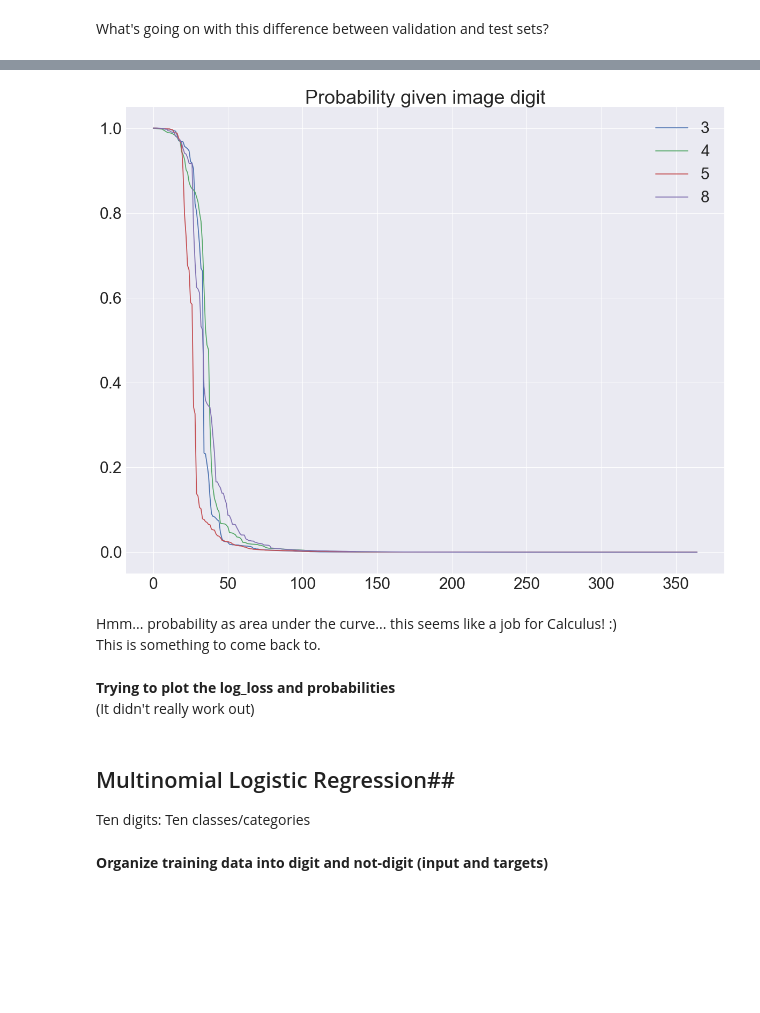
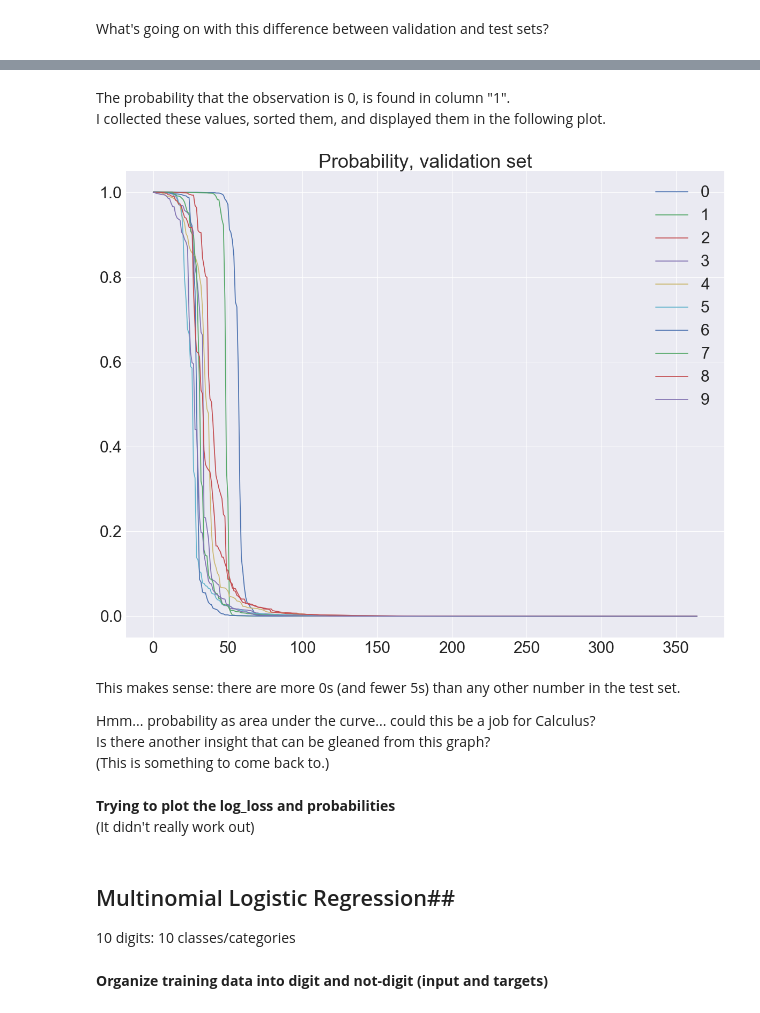
Before and after one commit to KatieBSC/Bootcamp, a Jupyter notebook: Logistic Regression Reclassed.ipynb, the cells around one changed output, grey strips where cells are left out. Saved outputs shown, nothing was run; the diff lists cells and outputs as text; code cells hidden in the pictures; blank space fills up the shorter version.

```diff
--- a/Logistic Regression Reclassed.ipynb
+++ b/Logistic Regression Reclassed.ipynb
@@ -241,30 +256,51 @@ A handful of digits that are not so easily classified by the model.
+# %% [markdown]
+The probability that the observation is 0, is found in column "1".
+<br/> I collected these values, sorted them, and displayed them in the following plot.
 # %%
 
 plt.figure(figsize=(20,16))
 x = list(range(0,365))
-y1 = (train.get_prob(digit=3,testdf=y_validate)[1]).sort_values(ascending=False)
-y2 = (train.get_prob(digit=4,testdf=y_validate)[1]).sort_values(ascending=False)
-y3 = (train.get_prob(digit=5,testdf=y_validate)[1]).sort_values(ascending=False)
-y4 = (train.get_prob(digit=8,testdf=y_validate)[1]).sort_values(ascending=False)
+y0 = (train.get_prob(digit=0,testdf=y_validate)[1]).sort_values(ascending=False)
+y1 = (train.get_prob(digit=1,testdf=y_validate)[1]).sort_values(ascending=False)
+y2 = (train.get_prob(digit=2,testdf=y_validate)[1]).sort_values(ascending=False)
+y3 = (train.get_prob(digit=3,testdf=y_validate)[1]).sort_values(ascending=False)
+y4 = (train.get_prob(digit=4,testdf=y_validate)[1]).sort_values(ascending=False)
+y5 = (train.get_prob(digit=5,testdf=y_validate)[1]).sort_values(ascending=False)
+y6 = (train.get_prob(digit=6,testdf=y_validate)[1]).sort_values(ascending=False)
+y7 = (train.get_prob(digit=7,testdf=y_validate)[1]).sort_values(ascending=False)
+y8 = (train.get_prob(digit=8,testdf=y_validate)[1]).sort_values(ascending=False)
+y9 = (train.get_prob(digit=9,testdf=y_validate)[1]).sort_values(ascending=False)
 
+
+plt.plot(x,y0)
 plt.plot(x,y1)
 plt.plot(x,y2)
 plt.plot(x,y3)
 plt.plot(x,y4)
-plt.title('Probability given image digit')
+plt.plot(x,y5)
+plt.plot(x,y6)
+plt.plot(x,y7)
+plt.plot(x,y8)
+plt.plot(x,y9)
 
-plt.legend(['3','4','5','8'], loc='best')
+plt.title('Probability, validation set')
+
+plt.legend(['0','1','2','3','4','5','6','7','8','9'], loc='best')
 plt.show();
 # %% [output]
-[figure, old version]
+[figure, new version]
 # %% [markdown]
-Hmm... probability as area under the curve... this seems like a job for Calculus! :) <br/> This is something to come back to.
+This makes sense: there are more 0s (and fewer 5s) than any other number in the test set.
+
+Hmm... probability as area under the curve... could this be a job for Calculus? <br/>
+Is there another insight that can be gleaned from this graph?
+<br/>(This is something to come back to.)
 # %% [markdown]
 **Trying to plot the log_loss and probabilities**
 <br/> (It didn't really work out)
 # %% [markdown]
 ## Multinomial Logistic Regression##
-Ten digits: Ten classes/categories
+10 digits: 10 classes/categories
 # %% [markdown]
 **Organize training data into digit and not-digit (input and targets)**
 # %%
```
Also changed, not shown: parts of 18 cells of this notebook.
